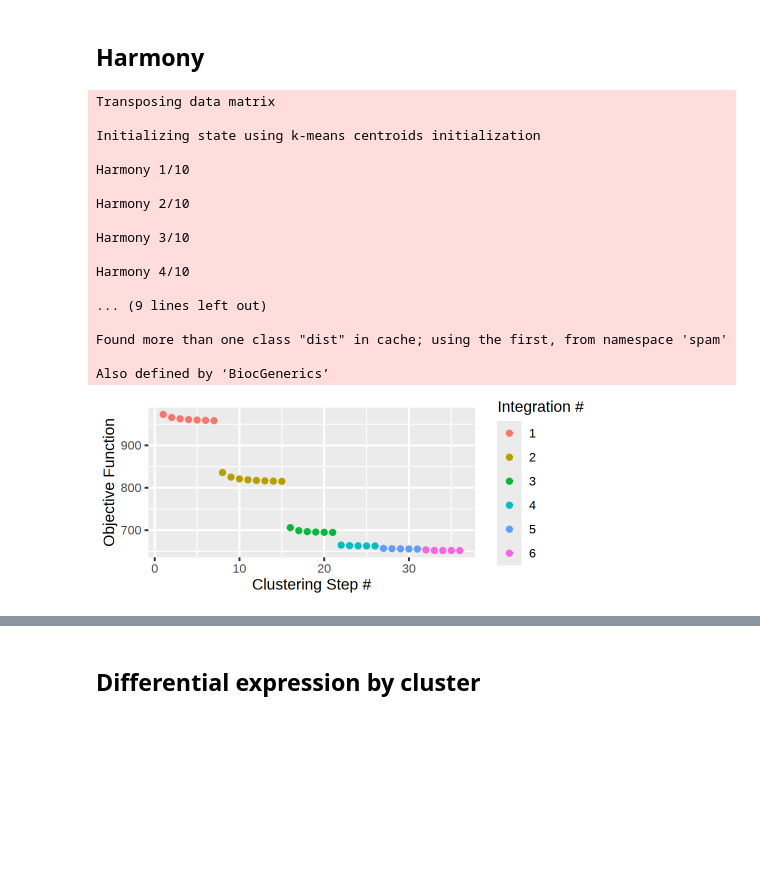
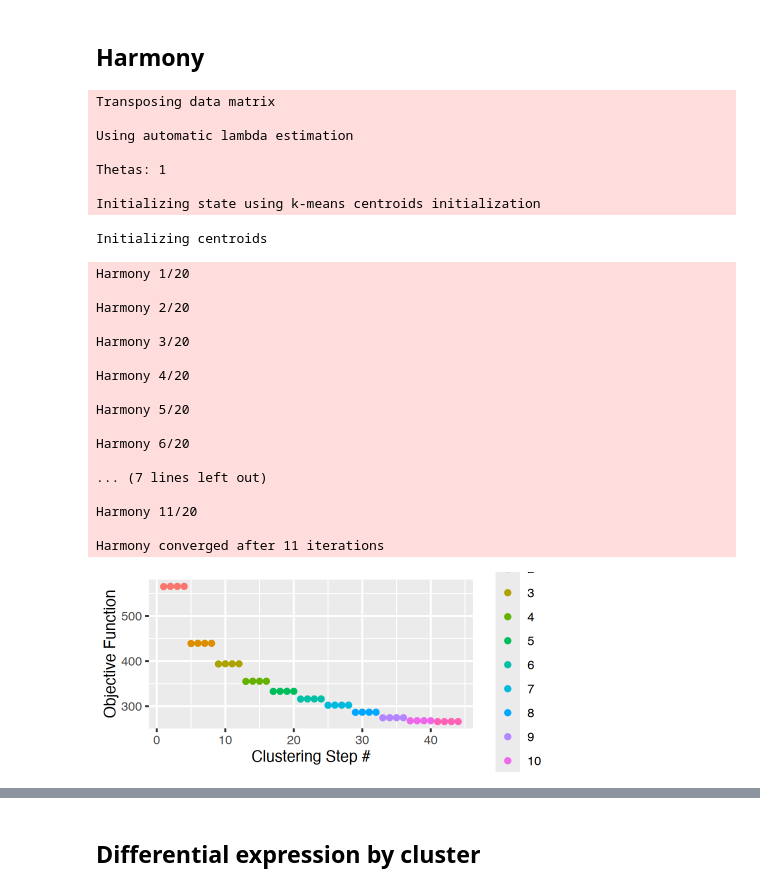
Before and after one commit to joycekang/resiquimod_ctcl, a Jupyter notebook: _notebooks/03_merge_datasets_label_cell_types.ipynb, the cells around one changed output, grey strips where cells are left out. Saved outputs shown, nothing was run; the diff lists cells and outputs as text; code cells hidden in the pictures; blank space fills up the shorter version.

```diff
--- a/_notebooks/03_merge_datasets_label_cell_types.ipynb
+++ b/_notebooks/03_merge_datasets_label_cell_types.ipynb
@@ -121,27 +121,35 @@ Also defined by ‘BiocGenerics’
 # %%
 fig.size(2, 5)
 set.seed(1)
-obj = obj %>% RunHarmony(c("Subject", "dataset", "Run"), theta = c(1, 1, 1), plot_convergence = TRUE) %>%
+obj = obj %>% RunHarmony(c("Subject", "dataset", "Run"), theta = c(1, 1, 1), plot_convergence = TRUE, max_iter = 20) %>%
     RunUMAP(reduction = "harmony", dims = 1:30, verbose = .verbose) %>%
     FindNeighbors(reduction = "harmony", dims = 1:30, verbose = .verbose) %>%
     FindClusters(resolution = 0.2, verbose = .verbose) %>%
     identity()
 # %% [output]
 Transposing data matrix
 
+Using automatic lambda estimation
+
+Thetas: 1
+
 Initializing state using k-means centroids initialization
-
-Harmony 1/10
-
-Harmony 2/10
-
-Harmony 3/10
-
-Harmony 4/10
-
-... (9 lines left out)
-
-Found more than one class "dist" in cache; using the first, from namespace 'spam'
-
-Also defined by ‘BiocGenerics’
+Initializing centroids
+Harmony 1/20
+
+Harmony 2/20
+
+Harmony 3/20
+
+Harmony 4/20
+
+Harmony 5/20
+
+Harmony 6/20
+
+... (7 lines left out)
+
+Harmony 11/20
+
+Harmony converged after 11 iterations
-[figure, old version]
+[figure, new version]
```
Also changed, not shown: parts of 14 cells of this notebook, 14 other files.
